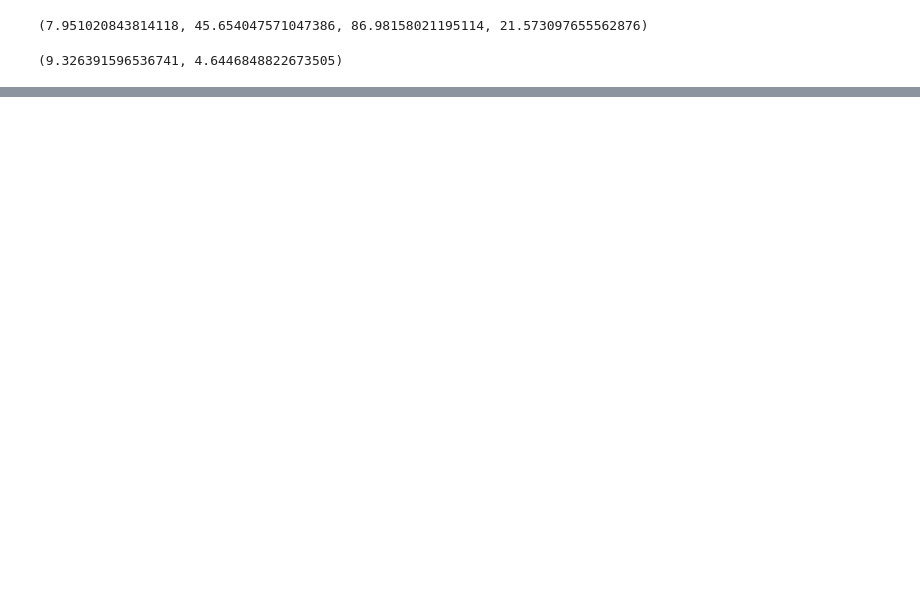
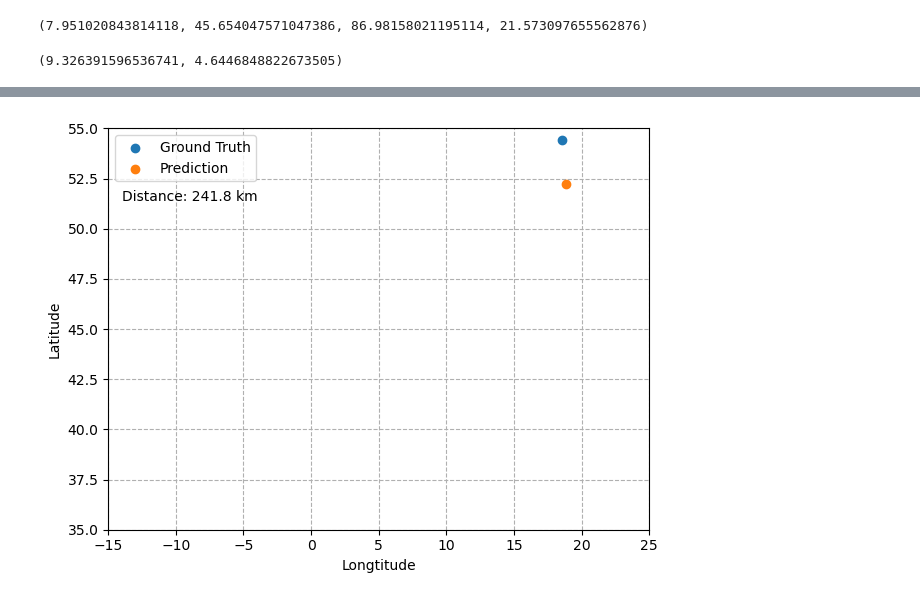
Before and after one commit to erenaydoslu/computer-vision-project, a Jupyter notebook: src/Geoguessr.ipynb, the cells around one changed output, grey strips where cells are left out. Saved outputs shown, nothing was run; the diff lists cells and outputs as text; code cells hidden in the pictures; blank space fills up the shorter version.

```diff
--- a/src/Geoguessr.ipynb
+++ b/src/Geoguessr.ipynb
@@ -72,6 +77,6 @@ dataset = SingleImageDataset()
 
 train_set, _, test_set = random_split(dataset, [0.6, 0.2, 0.2])
 
-train_loader = DataLoader(train_set, batch_size=128, num_workers=4, shuffle=True)
+# train_loader = DataLoader(train_set, batch_size=128, num_workers=4, shuffle=True)
 test_loader = DataLoader(test_set, batch_size=32, num_workers=2, shuffle=False, pin_memory=True)
 # %%
@@ -173,0 +184,28 @@ fig.tight_layout()
+# %%
+POINT = 21
+
+lon1, lat1 = labels[POINT, 1].cpu(), labels[POINT,0].cpu()
+lon2, lat2 = y_pred.logits[POINT,1].cpu(), y_pred.logits[POINT,0].cpu()
+
+distance_between = haversine_distance(lat1, lon1, lat2, lon2)
+
+fig, ax = plt.subplots()
+
+ax.scatter(lon1, lat1, label="Ground Truth", zorder=2)
+ax.scatter(lon2, lat2, label="Prediction", zorder=2)
+
+ax.annotate(f"Distance: {distance_between:.1f} km", xy=(0.025, 0.82), xycoords='axes fraction', zorder=2)
+
+ax.set_ylabel("Latitude")
+ax.set_xlabel("Longtitude")
+
+ax.legend(loc=2)
+
+ax.set_xlim(-15, 25)
+ax.set_ylim(35, 55)
+
+ax.grid(ls='--', zorder=0)
+
+fig.tight_layout()
+# %% [output]
+[figure, added]
```
Also changed, not shown: parts of 18 cells of this notebook.
